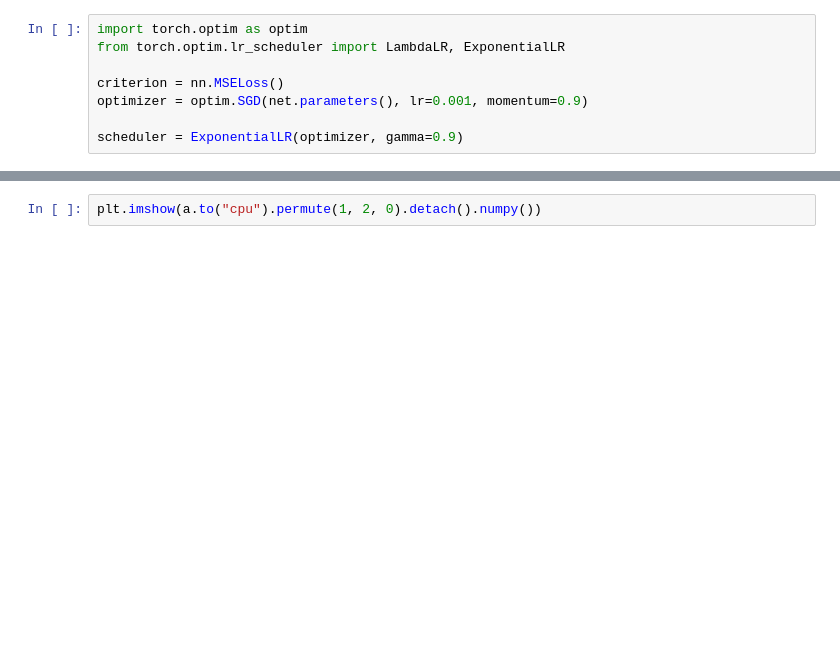
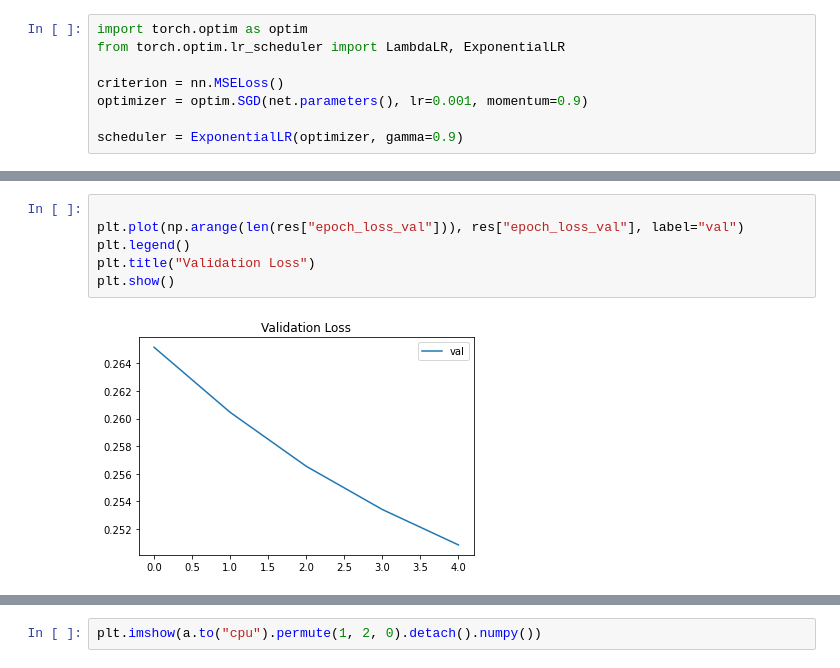
Before and after one commit to 1-1is0/deep-projects, a Jupyter notebook: q2/fc6.ipynb, the cells around one changed output, grey strips where cells are left out. Saved outputs shown, nothing was run; the diff lists cells and outputs as text; blank space fills up the shorter version.

```diff
--- a/q2/fc6.ipynb
+++ b/q2/fc6.ipynb
@@ -99,0 +118,8 @@ outputs.size()[-1]
+# %%
+
+plt.plot(np.arange(len(res["epoch_loss_val"])), res["epoch_loss_val"], label="val")
+plt.legend()
+plt.title("Validation Loss")
+plt.show()
+# %% [output]
+[figure, added]
```
Also changed, not shown: parts of 8 cells of this notebook, 3 other files.
